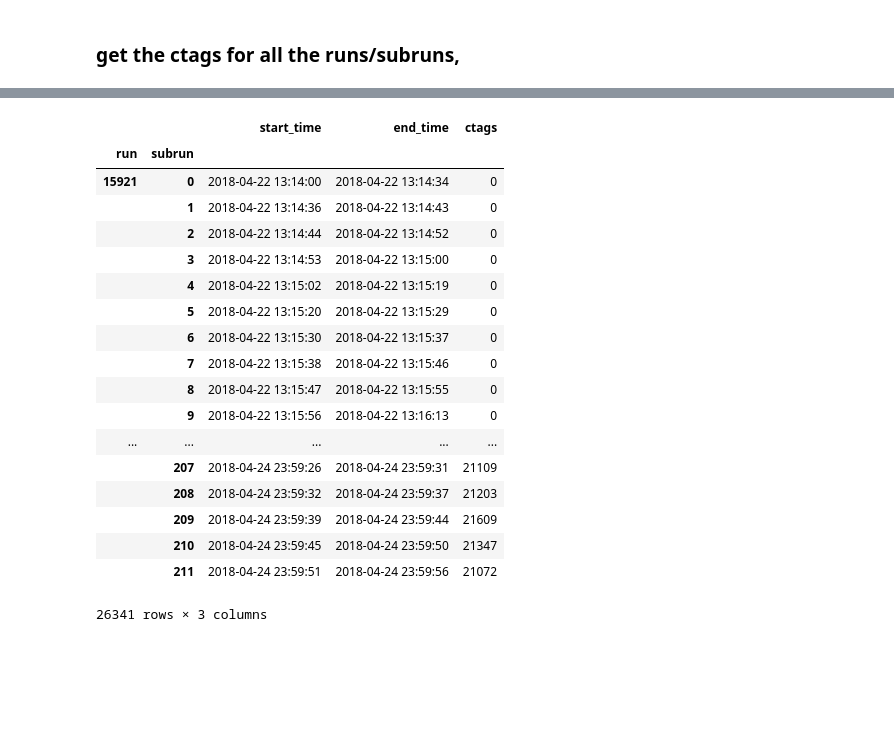
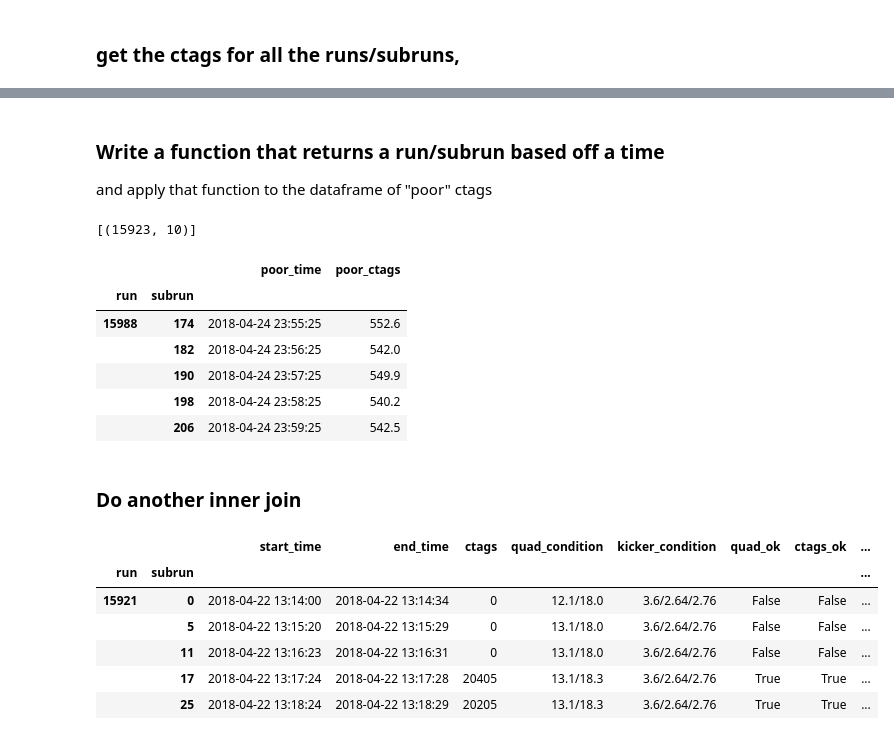
Before and after one commit to jasonbono/MuonConvolution, a Jupyter notebook: muon_info/database_demo.ipynb, the cells around one changed output, grey strips where cells are left out. Drawn from its saved outputs; the diff is of its cells as text; code cells hidden in the pictures; blank space fills up the shorter version.

Commit message:
midway between coding up the new ctag df formatter

```diff
--- a/muon_info/database_demo.ipynb
+++ b/muon_info/database_demo.ipynb
@@ -213,23 +268,55 @@ df_ctag
+# %% [markdown]
+### Write a function that returns a run/subrun based off a time
+
+and apply that function to the dataframe of "poor" ctags
+# %%
+def time_to_run(time,df):
+
+    #Convert to date/time
+    time = pd.to_datetime(time)
+
+    #select only the rows that span the specified time
+    mask =  (time >  df['start_time']) & (time <=  df['end_time'])
+
+    #Get the list of tuples of the runs/subruns
+    ans = df[mask].index.tolist()
+
+    #if the list is empty, set the run and subrun to -1
+    if (ans == []):
+        ans = [(-1,-1)]
+
+    return ans
+# %%
+#Just a test
+time_to_run('2018-04-22 15:14:55',df_total)
+# %% [output]
+[(15923, 10)]
+# %%
+times = df_poor['poor_time'].tolist()
+l = [time_to_run(t, df_total) for t in times]
+# %%
+df_poor['run'] = [v[0][0] for v in l]
+df_poor['subrun'] = [v[0][1] for v in l]
+df_poor.set_index(['run','subrun'],inplace=True)
+df_poor.tail()
+# %% [output]
+|  |  | poor_time | poor_ctags |
+| run | subrun |  |  |
+| 15988 | 174 | 2018-04-24 23:55:25 | 552.6 |
+|  | 182 | 2018-04-24 23:56:25 | 542.0 |
+|  | 190 | 2018-04-24 23:57:25 | 549.9 |
+|  | 198 | 2018-04-24 23:58:25 | 540.2 |
+|  | 206 | 2018-04-24 23:59:25 | 542.5 |
+# %% [markdown]
+### Do another inner join
 # %%
-df_total = pd.merge(df_time, df_ctag, on=['run','subrun'], how='inner')
-df_total
+df_total = pd.merge(df_total, df_poor, on=['run','subrun'], how='inner')
+df_total.head()
 # %% [output]
-|  |  | start_time | end_time | ctags |
-| run | subrun |  |  |  |
-| 15921 | 0 | 2018-04-22 13:14:00 | 2018-04-22 13:14:34 | 0 |
-|  | 1 | 2018-04-22 13:14:36 | 2018-04-22 13:14:43 | 0 |
-|  | 2 | 2018-04-22 13:14:44 | 2018-04-22 13:14:52 | 0 |
-|  | 3 | 2018-04-22 13:14:53 | 2018-04-22 13:15:00 | 0 |
-|  | 4 | 2018-04-22 13:15:02 | 2018-04-22 13:15:19 | 0 |
-|  | 5 | 2018-04-22 13:15:20 | 2018-04-22 13:15:29 | 0 |
-|  | 6 | 2018-04-22 13:15:30 | 2018-04-22 13:15:37 | 0 |
-|  | 7 | 2018-04-22 13:15:38 | 2018-04-22 13:15:46 | 0 |
-|  | 8 | 2018-04-22 13:15:47 | 2018-04-22 13:15:55 | 0 |
-|  | 9 | 2018-04-22 13:15:56 | 2018-04-22 13:16:13 | 0 |
-| ... | ... | ... | ... | ... |
-|  | 207 | 2018-04-24 23:59:26 | 2018-04-24 23:59:31 | 21109 |
-|  | 208 | 2018-04-24 23:59:32 | 2018-04-24 23:59:37 | 21203 |
-|  | 209 | 2018-04-24 23:59:39 | 2018-04-24 23:59:44 | 21609 |
-|  | 210 | 2018-04-24 23:59:45 | 2018-04-24 23:59:50 | 21347 |
-|  | 211 | 2018-04-24 23:59:51 | 2018-04-24 23:59:56 | 21072 |
+|  |  | start_time | end_time | ctags | quad_condition | kicker_condition | quad_ok | ctags_ok | ... |
+| run | subrun |  |  |  |  |  |  |  | ... |
+| 15921 | 0 | 2018-04-22 13:14:00 | 2018-04-22 13:14:34 | 0 | 12.1/18.0 | 3.6/2.64/2.76 | False | False | ... |
+|  | 5 | 2018-04-22 13:15:20 | 2018-04-22 13:15:29 | 0 | 13.1/18.0 | 3.6/2.64/2.76 | False | False | ... |
+|  | 11 | 2018-04-22 13:16:23 | 2018-04-22 13:16:31 | 0 | 13.1/18.0 | 3.6/2.64/2.76 | False | False | ... |
+|  | 17 | 2018-04-22 13:17:24 | 2018-04-22 13:17:28 | 20405 | 13.1/18.3 | 3.6/2.64/2.76 | True | True | ... |
+|  | 25 | 2018-04-22 13:18:24 | 2018-04-22 13:18:29 | 20205 | 13.1/18.3 | 3.6/2.64/2.76 | True | True | ... |
-26341 rows × 3 columns
```
Also changed, not shown: parts of 15 cells of this notebook, 1 other file.
